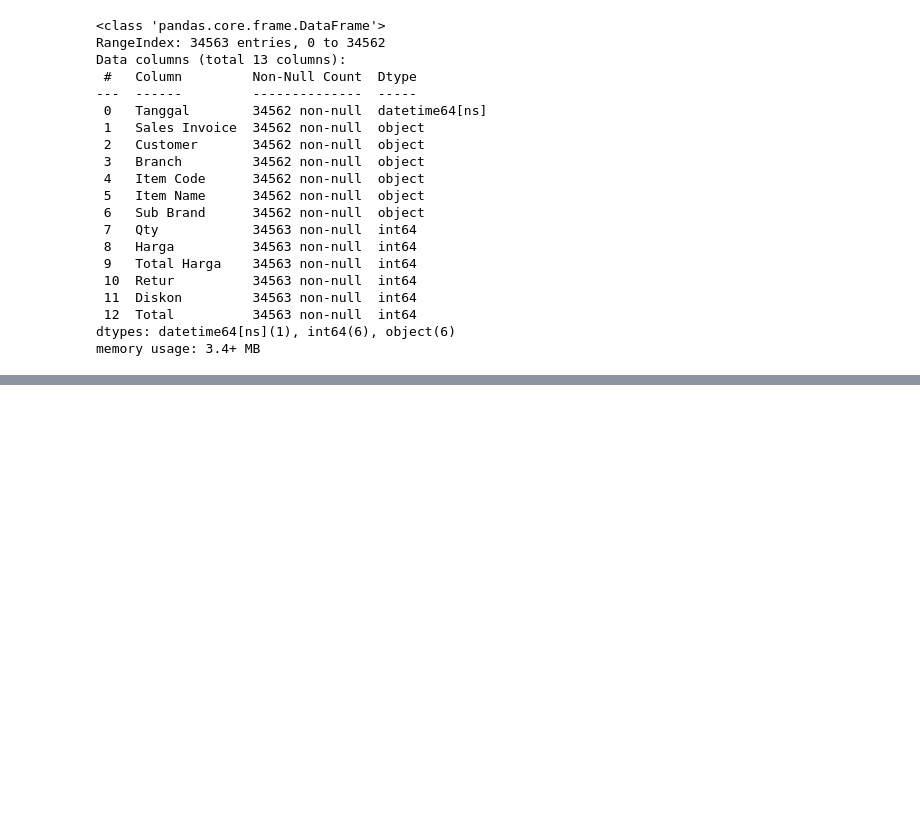
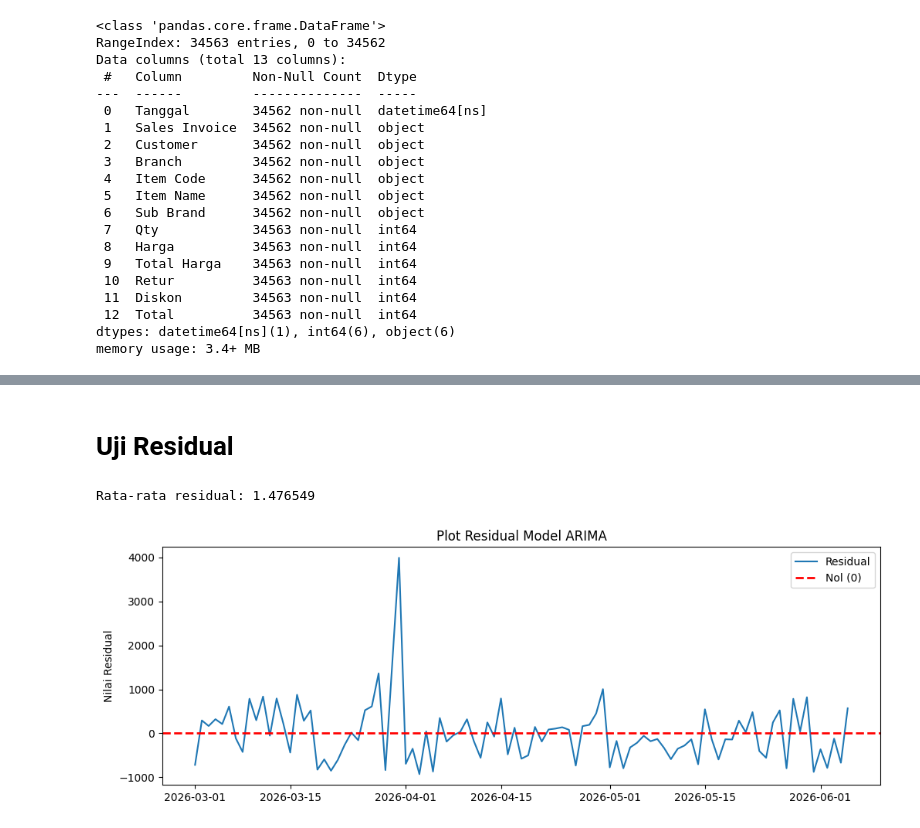
Before and after one commit to aureliearth/Analisis-Deret-Waktu, a Jupyter notebook: stasioner_data_ADW.ipynb, the cells around one changed output, grey strips where cells are left out. Drawn from its saved outputs; the diff is of its cells as text; code cells hidden in the pictures; blank space fills up the shorter version.

```diff
--- a/stasioner_data_ADW.ipynb
+++ b/stasioner_data_ADW.ipynb
@@ -125,0 +439,20 @@ p-value: 0.1
+# %% [markdown]
+# Uji Residual
+# %%
+# Ekstrak residual dari hasil model terbaik (ARIMA 1,0,1)
+residual = hasil_best_model.resid
+
+mean_residual = residual.mean()
+print(f"Rata-rata residual: {mean_residual:.6f}")
+
+# Plot residual untuk visualisasi
+plt.figure(figsize=(12, 4))
+plt.plot(residual, label='Residual')
+plt.axhline(0, color='red', linestyle='--', linewidth=2, label='Nol (0)')
+plt.title("Plot Residual Model ARIMA")
+plt.ylabel("Nilai Residual")
+plt.legend()
+plt.show()
+# %% [output]
+Rata-rata residual: 1.476549
+[figure, added]
```
Also changed, not shown: parts of 20 cells of this notebook.
